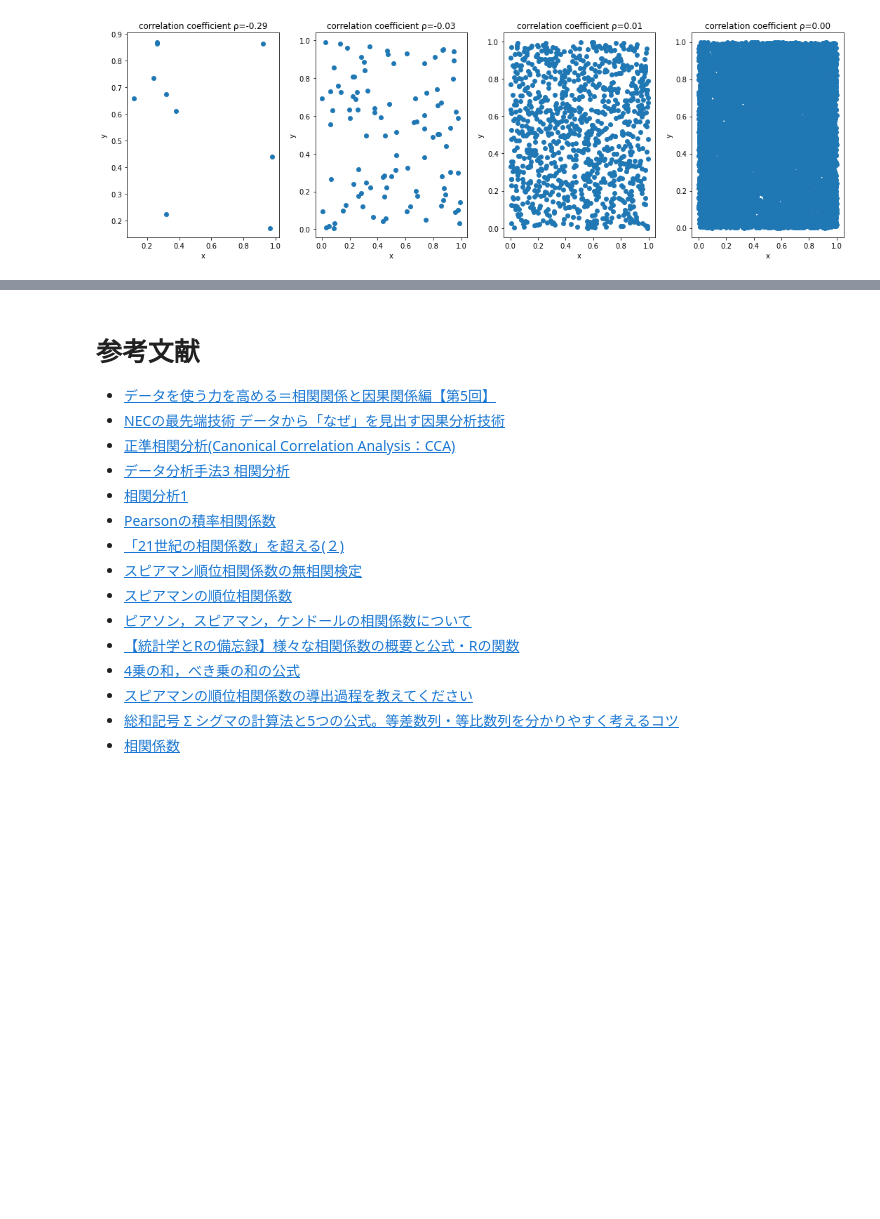
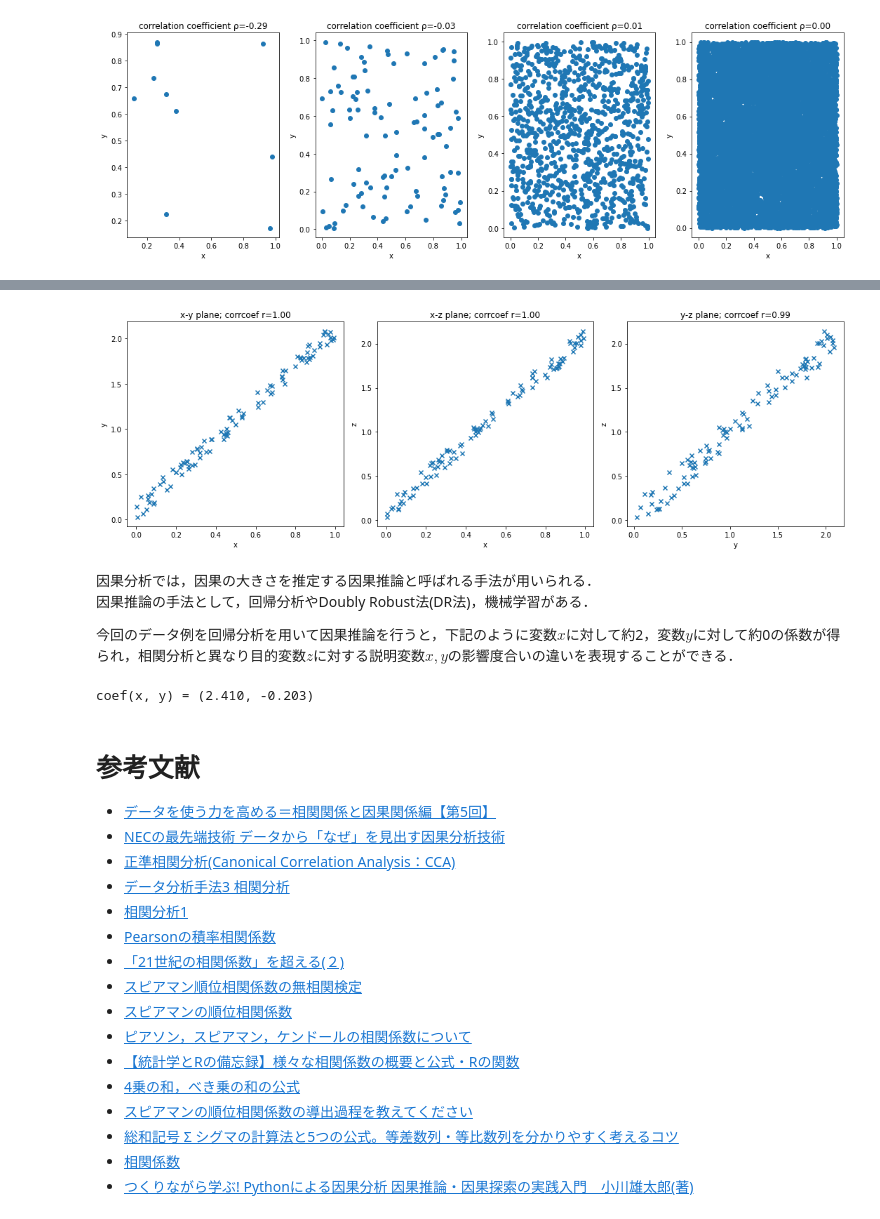
Before and after one commit to ryoma-jp/samples, a Jupyter notebook: python/correlation-analysis_causal-analysis/correlation-analysis_causal-analysis.ipynb, the cells around one changed output, grey strips where cells are left out. Drawn from its saved outputs; the diff is of its cells as text; code cells hidden in the pictures; blank space fills up the shorter version.

```diff
--- a/python/correlation-analysis_causal-analysis/correlation-analysis_causal-analysis.ipynb
+++ b/python/correlation-analysis_causal-analysis/correlation-analysis_causal-analysis.ipynb
@@ -306,3 +326,53 @@ T.B.D
+# %%
+n = 100
+
+rng = np.random.default_rng(seed=1234)
+x = rng.random(n)
+epsilon_y = rng.random(n) * 0.2
+epsilon_z = rng.random(n) * 0.2
+
+y = 2 * x + epsilon_y
+z = 2 * x + epsilon_z
+
+fig = plt.figure(figsize=[15, 5])
+
+ax1 = fig.add_subplot(1, 3, 1)
+ax1.set_xlabel("x")
+ax1.set_ylabel("y")
+ax1.set_title("x-y plane; corrcoef r={:.2f}".format(np.corrcoef(x, y)[0, 1]))
+ax1.scatter(x, y, marker='x')
+
+ax2 = fig.add_subplot(1, 3, 2)
+ax2.set_xlabel("x")
+ax2.set_ylabel("z")
+ax2.set_title("x-z plane; corrcoef r={:.2f}".format(np.corrcoef(x, z)[0, 1]))
+ax2.scatter(x, z, marker='x')
+
+ax3 = fig.add_subplot(1, 3, 3)
+ax3.set_xlabel("y")
+ax3.set_ylabel("z")
+ax3.set_title("y-z plane; corrcoef r={:.2f}".format(np.corrcoef(y, z)[0, 1]))
+ax3.scatter(y, z, marker='x')
+
+plt.tight_layout()
+plt.show()
+
+plt.close()
+# %% [output]
+[figure, added]
+# %% [markdown]
+因果分析では，因果の大きさを推定する因果推論と呼ばれる手法が用いられる．
+因果推論の手法として，回帰分析やDoubly Robust法(DR法)，機械学習がある．
+
+今回のデータ例を回帰分析を用いて因果推論を行うと，下記のように変数$x$に対して約2，変数$y$に対して約0の係数が得られ，相関分析と異なり目的変数$z$に対する説明変数$x, y$の影響度合いの違いを表現することができる．
+# %%
+X = pd.DataFrame(np.transpose([x, y]), columns=['x', 'y'])
+Y = pd.DataFrame(z, columns=['z'])
+
+reg = LinearRegression().fit(X, Y)
+print('coef(x, y) = ({:.3f}, {:.3f})'.format(reg.coef_[0, 0], reg.coef_[0, 1]))
+# %% [output]
+coef(x, y) = (2.410, -0.203)
 # %% [markdown]
 # 参考文献
 
@@ -321,3 +391,4 @@ T.B.D
 * [スピアマンの順位相関係数の導出過程を教えてください](https://okwave.jp/qa/q8939619.html)
 * [総和記号 Σ シグマの計算法と5つの公式。等差数列・等比数列を分かりやすく考えるコツ](https://atarimae.biz/archives/10252)
 * [相関係数](https://cell-innovation.nig.ac.jp/SurfWiki/soukankeisu.html)
+* [つくりながら学ぶ! Pythonによる因果分析 因果推論・因果探索の実践入門　小川雄太郎(著)](https://book.mynavi.jp/ec/products/detail/id=115805)
```
Also changed, not shown: parts of 3 cells of this notebook.
